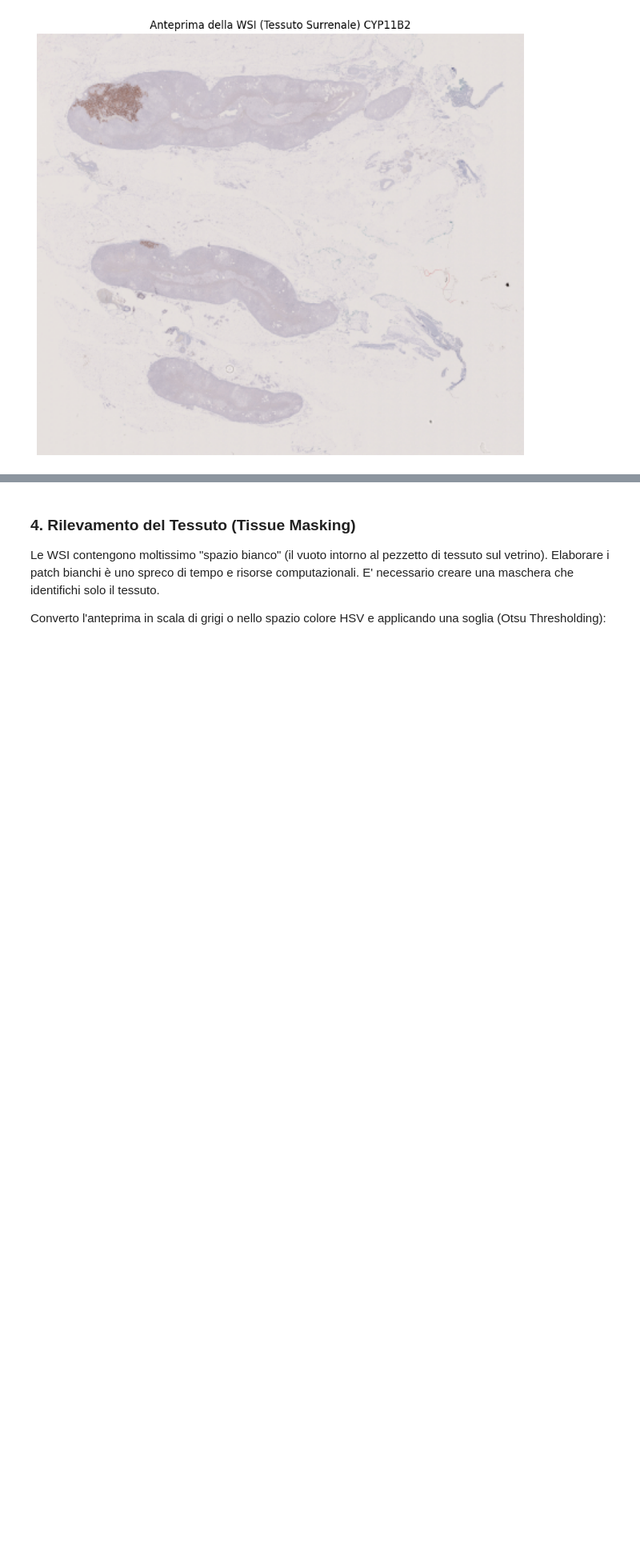
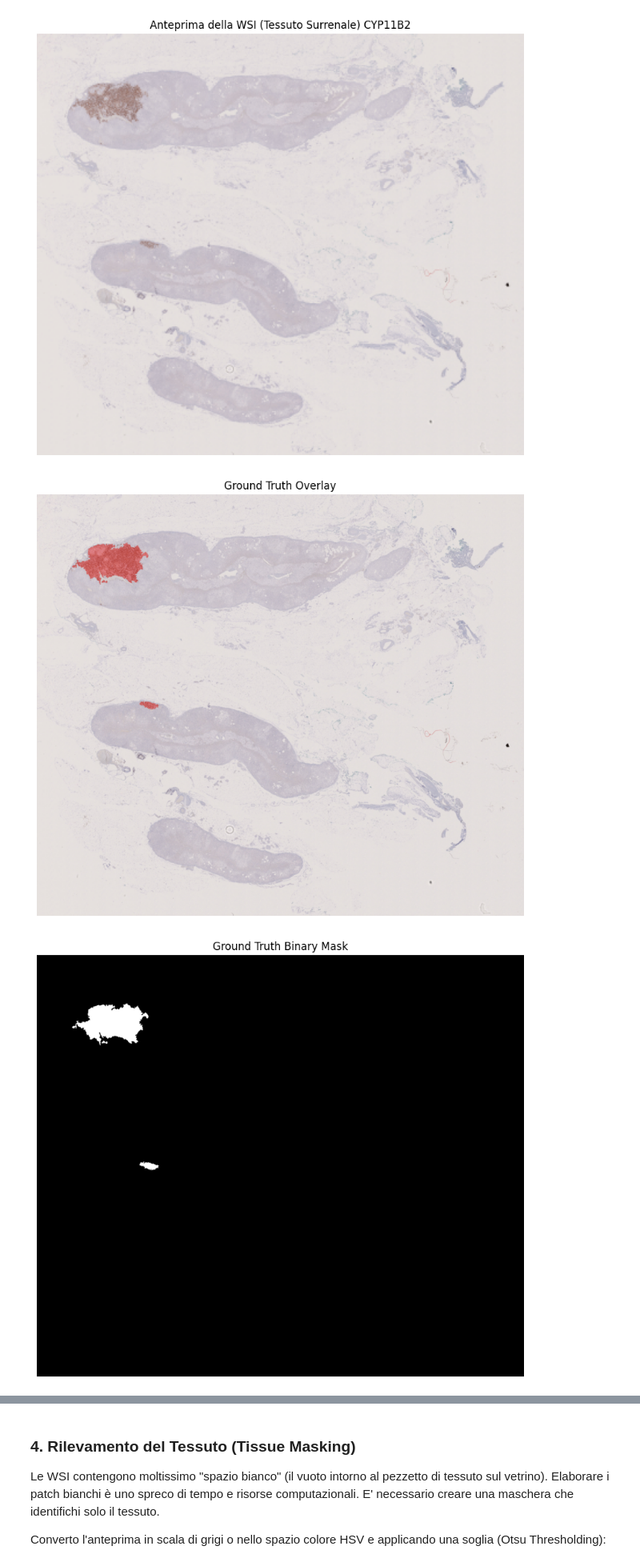
Before and after one commit to irenebartolini02/FP01, a Jupyter notebook: dataset-extraction.ipynb, the cells around one changed output, grey strips where cells are left out. Shown at 80% size. Drawn from its saved outputs; the diff is of its cells as text; code cells hidden in the pictures; blank space fills up the shorter version.

```diff
--- a/dataset-extraction.ipynb
+++ b/dataset-extraction.ipynb
@@ -67,3 +48,11 @@ Cartelle disponibili in input:
+# %%
+import os
+import glob
+from pathlib import Path
+
+
+DATASET_TRAINING=Path("/kaggle/input/datasets/irenebartolini/cyp11b2-dataset/CASI-CYP11B2-IPERALDO")
+DATASET_GT= DATASET_TRAINING / "ground_truth" / "CY"
 # %% [markdown]
 ### 2. **Struttura Piramidale**
 Una WSI contiene la stessa immagine salvata a diverse risoluzioni (es. 40x, 20x, 10x, 5x, 1.25x). Il primo obiettivo è caricare l'immagine e leggerne le proprietà.
@@ -165,3 +154,45 @@ plt.show()
 # %% [output]
 [figure]
 [figure]
+# %%
+import cv2
+import os
+import matplotlib.pyplot as plt
+
+## gt
+
+# "TO26.1_261785_M.58Y_APA-MAPN-MAPM_WS0.__1B.ADR.
+gt_path_mask = DATASET_GT / "TO26.1_261785_M.58Y_APA-MAPN-MAPM_WS0.__1B.ADR.CYP11B2__mask.png"
+gt_path_overlay = DATASET_GT / "TO26.1_261785_M.58Y_APA-MAPN-MAPM_WS0.__1B.ADR.CYP11B2__overlay.png"
+
+mask = cv2.imread(gt_path_mask)
+overlay = cv2.imread(gt_path_overlay)
+
+# --- VISUALIZZAZIONE OVERLAY ---
+if overlay is None:
+    print(f"ERRORE: Impossibile leggere l'overlay. Verifica il percorso:\n{gt_path_overlay}")
+else:
+    # Convertiamo da BGR (OpenCV) a RGB (Matplotlib) per vedere il rosso reale
+    overlay_rgb = cv2.cvtColor(overlay, cv2.COLOR_BGR2RGB)
+
+    plt.figure(figsize=(10, 10))
+    plt.imshow(overlay_rgb)
+    plt.title("Ground Truth Overlay")
+    plt.axis('off')
+    plt.show()
+
+# --- VISUALIZZAZIONE MASCHERA ---
+if mask is None:
+    print(f"ERRORE: Impossibile leggere la maschera. Verifica il percorso:\n{gt_path_mask}")
+else:
+    # Convertiamo in RGB anche la maschera per passarla correttamente a imshow
+    mask_rgb = cv2.cvtColor(mask, cv2.COLOR_BGR2RGB)
+
+    plt.figure(figsize=(10, 10))
+    plt.imshow(mask_rgb)
+    plt.title("Ground Truth Binary Mask")
+    plt.axis('off')
+    plt.show()
+# %% [output]
+[figure, added]
+[figure, added]
```
Also changed, not shown: parts of 22 cells of this notebook.
